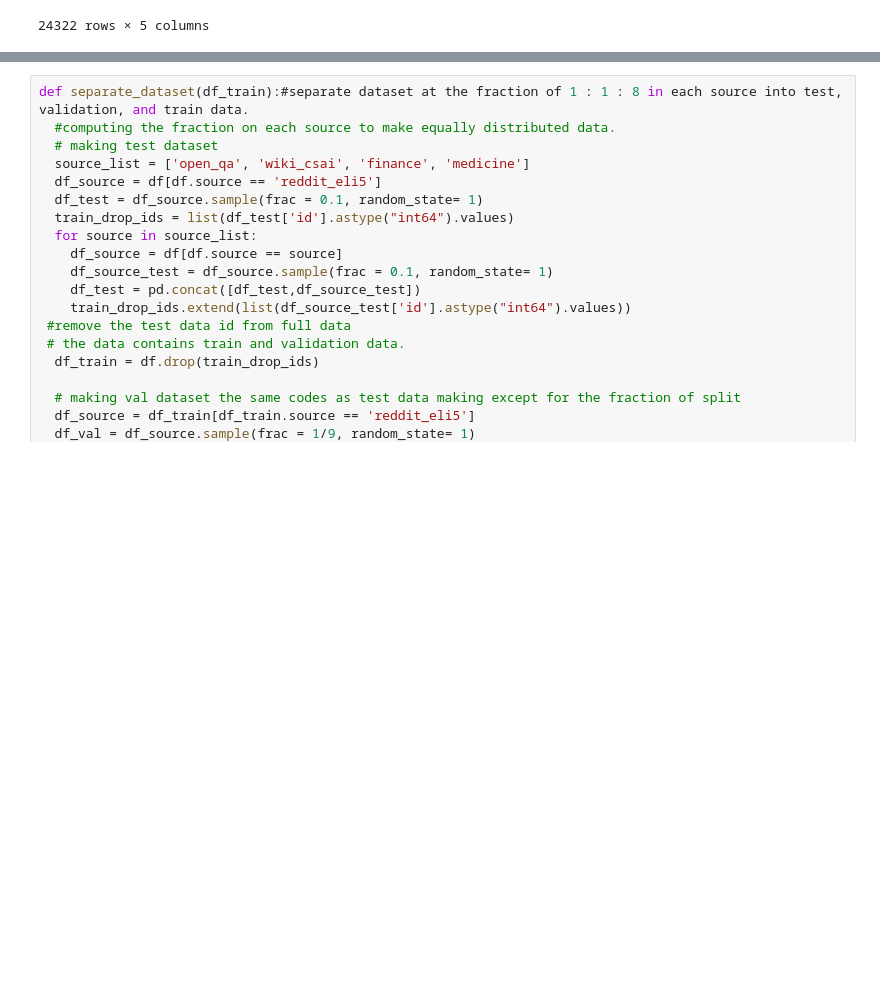
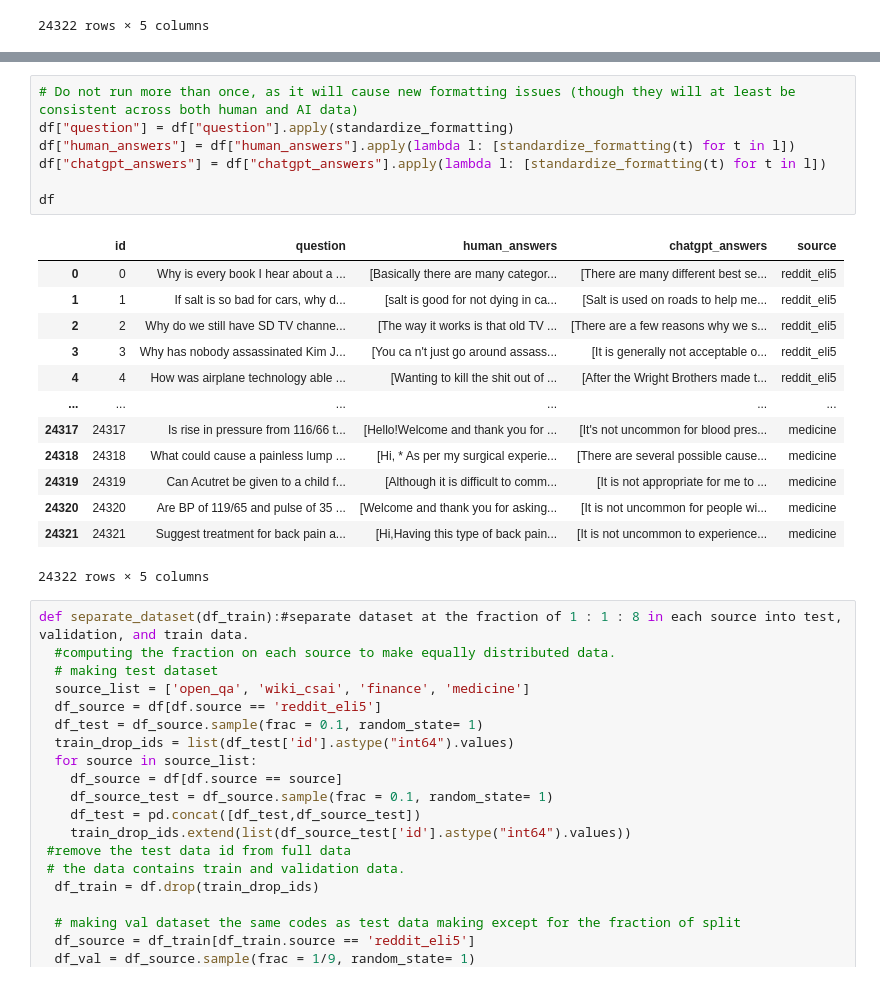
Before and after one commit to Lennart-Martens/Explaining-Uncanny-Text, a Jupyter notebook: Data collection and Preprocessing/dataset_collection.ipynb, the cells around one changed output, grey strips where cells are left out. Cells and saved outputs as stored; diff of their text form; blank space fills up the shorter version.

Commit message:
added code for standardizing format across human and AI data

```diff
--- a/Data collection and Preprocessing/dataset_collection.ipynb
+++ b/Data collection and Preprocessing/dataset_collection.ipynb
@@ -30,3 +73,24 @@ df
+# %%
+# Do not run more than once, as it will cause new formatting issues (though they will at least be consistent across both human and AI data)
+df["question"] = df["question"].apply(standardize_formatting)
+df["human_answers"] = df["human_answers"].apply(lambda l: [standardize_formatting(t) for t in l])
+df["chatgpt_answers"] = df["chatgpt_answers"].apply(lambda l: [standardize_formatting(t) for t in l])
+
+df
+# %% [output]
+|  | id | question | human_answers | chatgpt_answers | source |
+| 0 | 0 | Why is every book I hear about a ... | [Basically there are many categor... | [There are many different best se... | reddit_eli5 |
+| 1 | 1 | If salt is so bad for cars, why d... | [salt is good for not dying in ca... | [Salt is used on roads to help me... | reddit_eli5 |
+| 2 | 2 | Why do we still have SD TV channe... | [The way it works is that old TV ... | [There are a few reasons why we s... | reddit_eli5 |
+| 3 | 3 | Why has nobody assassinated Kim J... | [You ca n't just go around assass... | [It is generally not acceptable o... | reddit_eli5 |
+| 4 | 4 | How was airplane technology able ... | [Wanting to kill the shit out of ... | [After the Wright Brothers made t... | reddit_eli5 |
+| ... | ... | ... | ... | ... | ... |
+| 24317 | 24317 | Is rise in pressure from 116/66 t... | [Hello!Welcome and thank you for ... | [It's not uncommon for blood pres... | medicine |
+| 24318 | 24318 | What could cause a painless lump ... | [Hi, * As per my surgical experie... | [There are several possible cause... | medicine |
+| 24319 | 24319 | Can Acutret be given to a child f... | [Although it is difficult to comm... | [It is not appropriate for me to ... | medicine |
+| 24320 | 24320 | Are BP of 119/65 and pulse of 35 ... | [Welcome and thank you for asking... | [It is not uncommon for people wi... | medicine |
+| 24321 | 24321 | Suggest treatment for back pain a... | [Hi,Having this type of back pain... | [It is not uncommon to experience... | medicine |
+24322 rows × 5 columns
 # %%
 def separate_dataset(df_train):#separate dataset at the fraction of 1 : 1 : 8 in each source into test, validation, and train data.
   #computing the fraction on each source to make equally distributed data.
```
Also changed, not shown: parts of 6 cells of this notebook.
